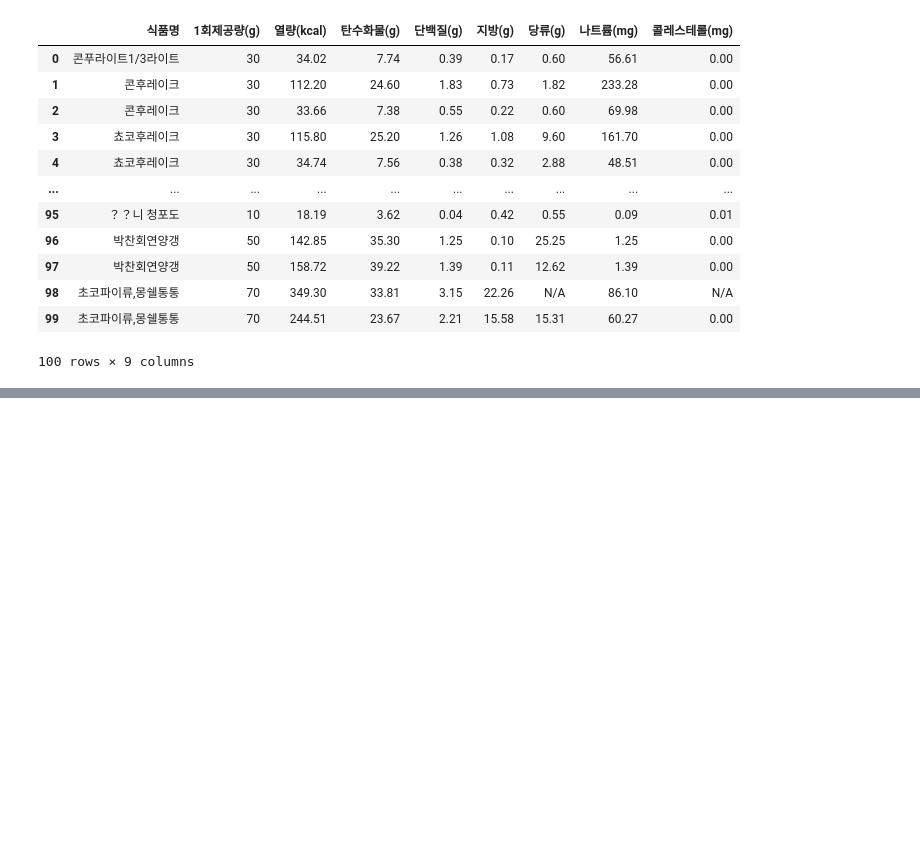
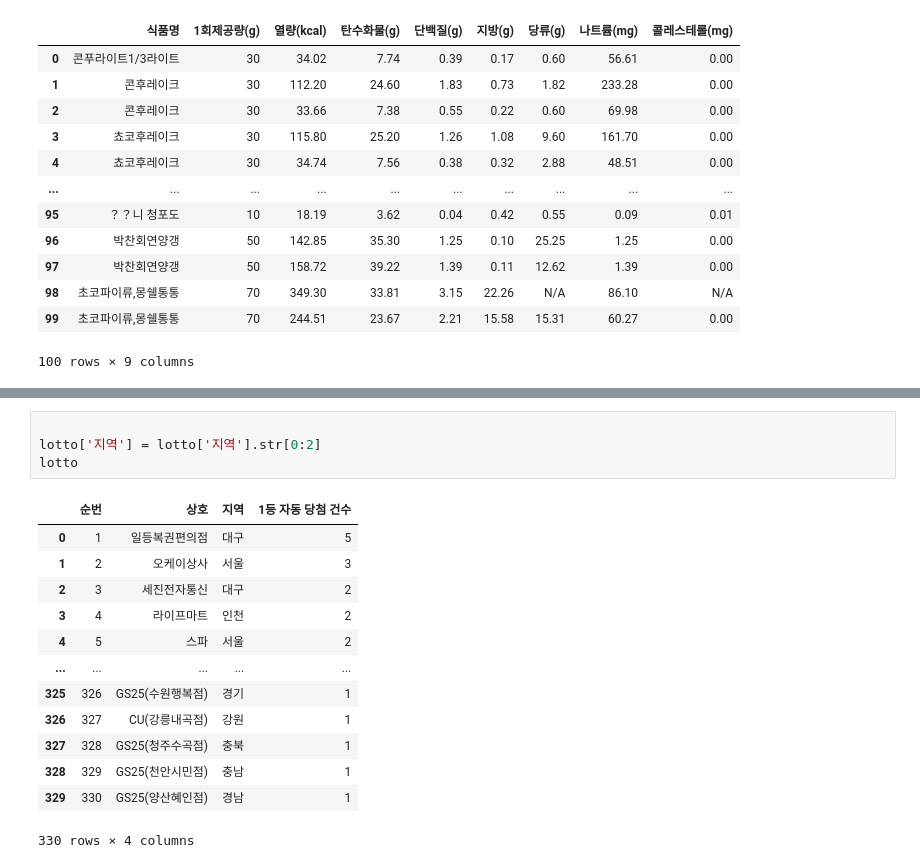
Before and after one commit to SaYee0/pythonbasic, a Jupyter notebook: MiniProject1.ipynb, the cells around one changed output, grey strips where cells are left out. Cells and saved outputs as stored; diff of their text form; blank space fills up the shorter version.

```diff
--- a/MiniProject1.ipynb
+++ b/MiniProject1.ipynb
@@ -73,0 +108,18 @@ food
+# %%
+
+lotto['지역'] = lotto['지역'].str[0:2]
+lotto
+# %% [output]
+|  | 순번 | 상호 | 지역 | 1등 자동 당첨 건수 |
+| 0 | 1 | 일등복권편의점 | 대구 | 5 |
+| 1 | 2 | 오케이상사 | 서울 | 3 |
+| 2 | 3 | 세진전자통신 | 대구 | 2 |
+| 3 | 4 | 라이프마트 | 인천 | 2 |
+| 4 | 5 | 스파 | 서울 | 2 |
+| ... | ... | ... | ... | ... |
+| 325 | 326 | GS25(수원행복점) | 경기 | 1 |
+| 326 | 327 | CU(강릉내곡점) | 강원 | 1 |
+| 327 | 328 | GS25(청주수곡점) | 충북 | 1 |
+| 328 | 329 | GS25(천안시민점) | 충남 | 1 |
+| 329 | 330 | GS25(양산혜인점) | 경남 | 1 |
+330 rows × 4 columns
```
Also changed, not shown: parts of 12 cells of this notebook, 2 other files.
